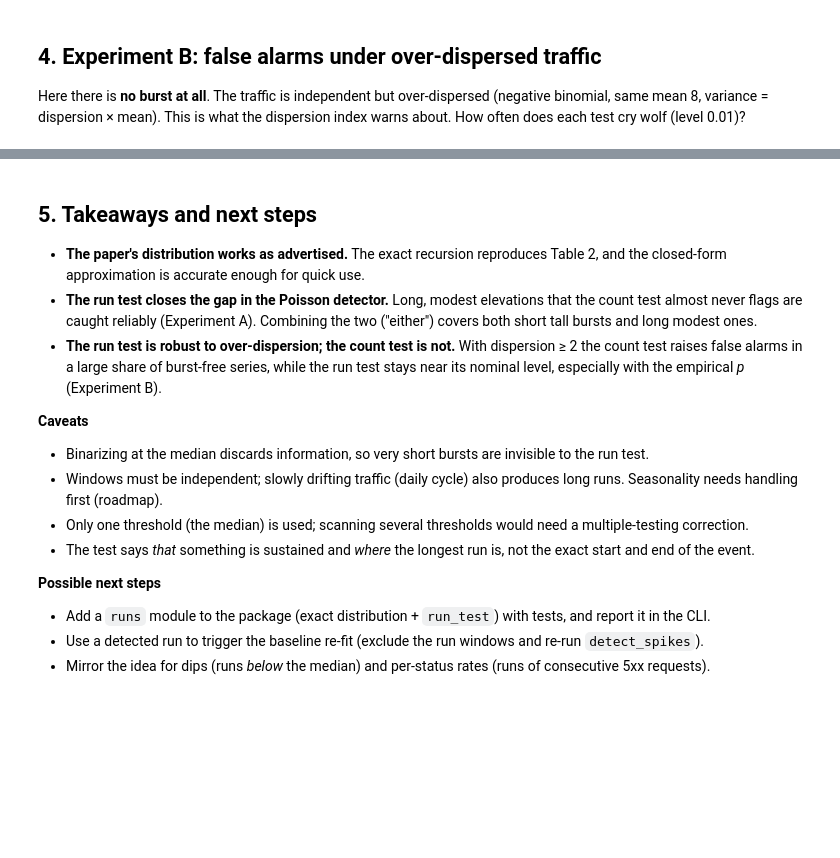
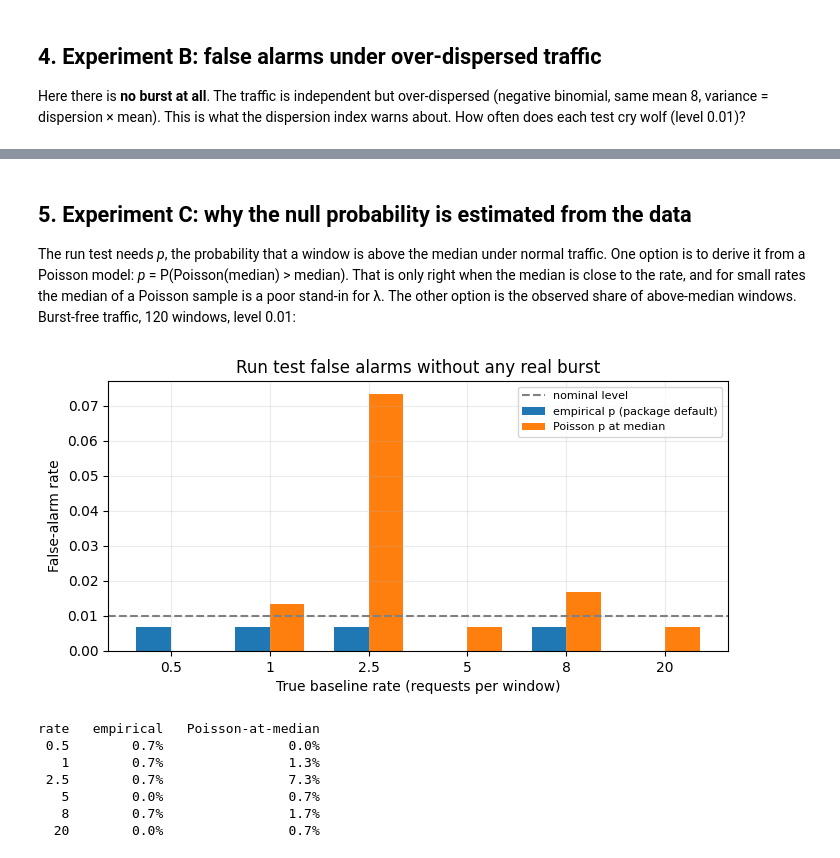
Before and after one commit to freesemt/poisson-log-analyzer, a Jupyter notebook: notebooks/longest_run.ipynb, the cells around one changed output, grey strips where cells are left out. Cells and saved outputs as stored; diff of their text form; code cells hidden in the pictures; blank space fills up the shorter version.

```diff
--- a/notebooks/longest_run.ipynb
+++ b/notebooks/longest_run.ipynb
@@ -265,17 +228,38 @@ dispersion               count test     run test (Poisson p)   run test (empiric
 # %% [markdown]
-## 5. Takeaways and next steps
+## 5. Experiment C: why the null probability is estimated from the data
 
-- **The paper's distribution works as advertised.** The exact recursion reproduces Table 2, and the closed-form approximation is accurate enough for quick use.
-- **The run test closes the gap in the Poisson detector.** Long, modest elevations that the count test almost never flags are caught reliably (Experiment A). Combining the two ("either") covers both short tall bursts and long modest ones.
-- **The run test is robust to over-dispersion; the count test is not.** With dispersion ≥ 2 the count test raises false alarms in a large share of burst-free series, while the run test stays near its nominal level, especially with the empirical *p* (Experiment B).
-
-**Caveats**
-- Binarizing at the median discards information, so very short bursts are invisible to the run test.
-- Windows must be independent; slowly drifting traffic (daily cycle) also produces long runs. Seasonality needs handling first (roadmap).
-- Only one threshold (the median) is used; scanning several thresholds would need a multiple-testing correction.
-- The test says *that* something is sustained and *where* the longest run is, not the exact start and end of the event.
-
-**Possible next steps**
-- Add a `runs` module to the package (exact distribution + `run_test`) with tests, and report it in the CLI.
-- Use a detected run to trigger the baseline re-fit (exclude the run windows and re-run `detect_spikes`).
-- Mirror the idea for dips (runs *below* the median) and per-status rates (runs of consecutive 5xx requests).
+The run test needs *p*, the probability that a window is above the median under normal traffic. One option is to derive it from a Poisson model: *p* = P(Poisson(median) > median). That is only right when the median is close to the rate, and for small rates the median of a Poisson sample is a poor stand-in for λ. The other option is the observed share of above-median windows. Burst-free traffic, 120 windows, level 0.01:
+# %%
+rng = np.random.default_rng(0)
+TRIALS_C = 300
+base_rates = [0.5, 1, 2.5, 5, 8, 20]
+false_alarms = np.zeros((len(base_rates), 2))
+for i, lam in enumerate(base_rates):
+    series = [rng.poisson(lam, 120) for _ in range(TRIALS_C)]
+    false_alarms[i] = [
+        np.mean([run_test(c).p_value < 0.01 for c in series]),
+        np.mean([run_test_poisson_p(c).p_value < 0.01 for c in series]),
+    ]
+
+fig, ax = plt.subplots(figsize=(8, 3.5))
+width = 0.35
+positions = np.arange(len(base_rates))
+ax.bar(positions - width / 2, false_alarms[:, 0], width, label="empirical p (package default)")
+ax.bar(positions + width / 2, false_alarms[:, 1], width, label="Poisson p at median")
+ax.axhline(0.01, color="gray", linestyle="--", label="nominal level")
+ax.set(xticks=positions, xticklabels=base_rates, xlabel="True baseline rate (requests per window)",
+       ylabel="False-alarm rate", title="Run test false alarms without any real burst")
+ax.legend(fontsize=8)
+plt.show()
+print("rate   empirical   Poisson-at-median")
+for lam, (a, b) in zip(base_rates, false_alarms):
+    print(f"{lam:>4}   {a:>9.1%}   {b:>17.1%}")
+# %% [output]
+[figure, added]
+rate   empirical   Poisson-at-median
+ 0.5        0.7%                0.0%
+   1        0.7%                1.3%
+ 2.5        0.7%                7.3%
+   5        0.0%                0.7%
+   8        0.7%                1.7%
+  20        0.0%                0.7%
```
Also changed, not shown: parts of 9 cells of this notebook, 12 other files.
